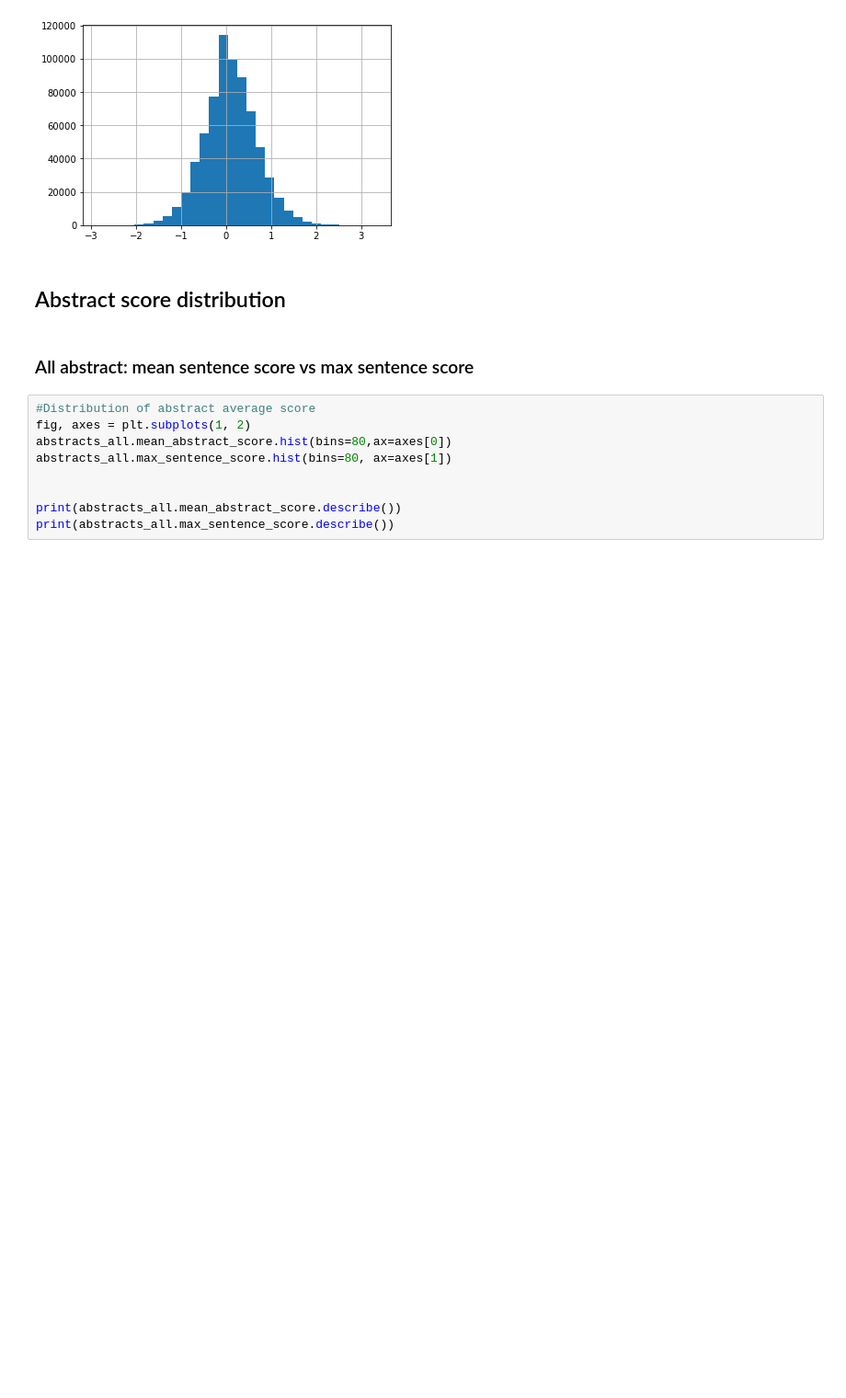
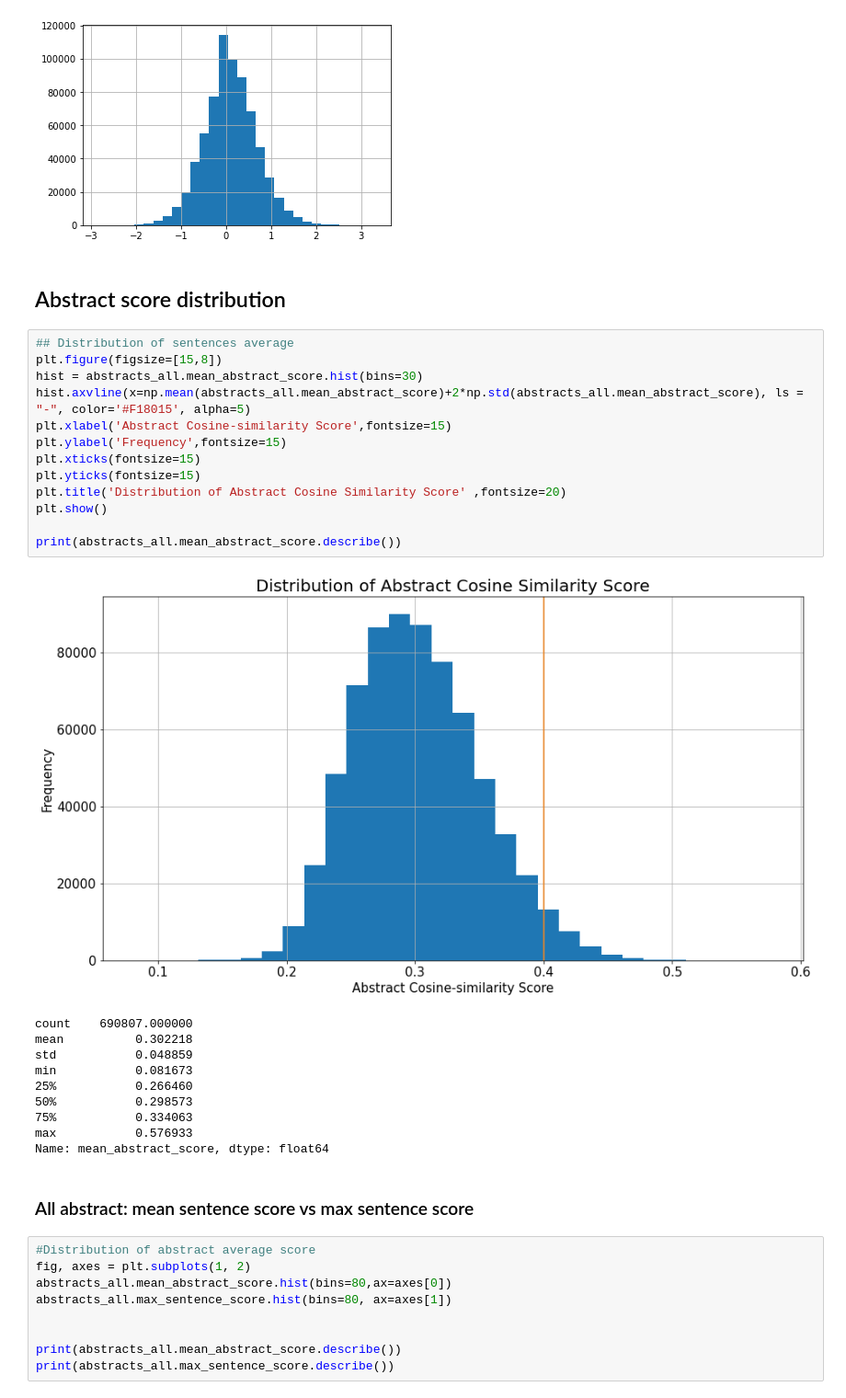
Before and after one commit to DSPG-Young-Scholars-Program/dspg21RnD, a Jupyter notebook: src/03_ai_wiki/09_score_viz.ipynb, the cells around one changed output. Shown: that part at 92% size. Cells and saved outputs as stored; diff of their text form; blank space fills up the shorter version.

```diff
--- a/src/03_ai_wiki/09_score_viz.ipynb
+++ b/src/03_ai_wiki/09_score_viz.ipynb
@@ -58,6 +59,30 @@ Name: skewness_sentence_score, dtype: float64
 [figure]
 # %% [markdown]
 ## Abstract score distribution
+# %%
+## Distribution of sentences average
+plt.figure(figsize=[15,8])
+hist = abstracts_all.mean_abstract_score.hist(bins=30)
+hist.axvline(x=np.mean(abstracts_all.mean_abstract_score)+2*np.std(abstracts_all.mean_abstract_score), ls = "-", color='#F18015', alpha=5)
+plt.xlabel('Abstract Cosine-similarity Score',fontsize=15)
+plt.ylabel('Frequency',fontsize=15)
+plt.xticks(fontsize=15)
+plt.yticks(fontsize=15)
+plt.title('Distribution of Abstract Cosine Similarity Score' ,fontsize=20)
+plt.show()
+
+print(abstracts_all.mean_abstract_score.describe())
+# %% [output]
+[figure, added]
+count    690807.000000
+mean          0.302218
+std           0.048859
+min           0.081673
+25%           0.266460
+50%           0.298573
+75%           0.334063
+max           0.576933
+Name: mean_abstract_score, dtype: float64
 # %% [markdown]
 ### All abstract: mean sentence score vs max sentence score
 # %%
```
Also changed, not shown: parts of 2 cells of this notebook, 1 other file.
